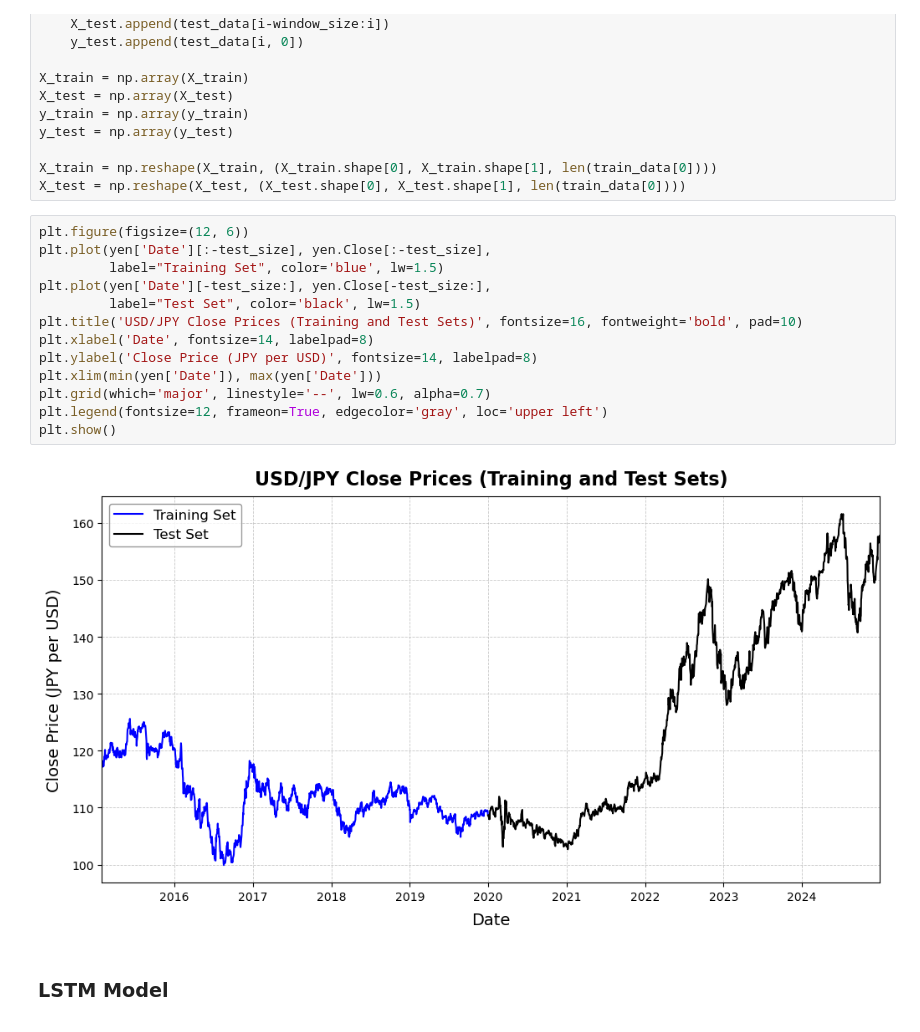
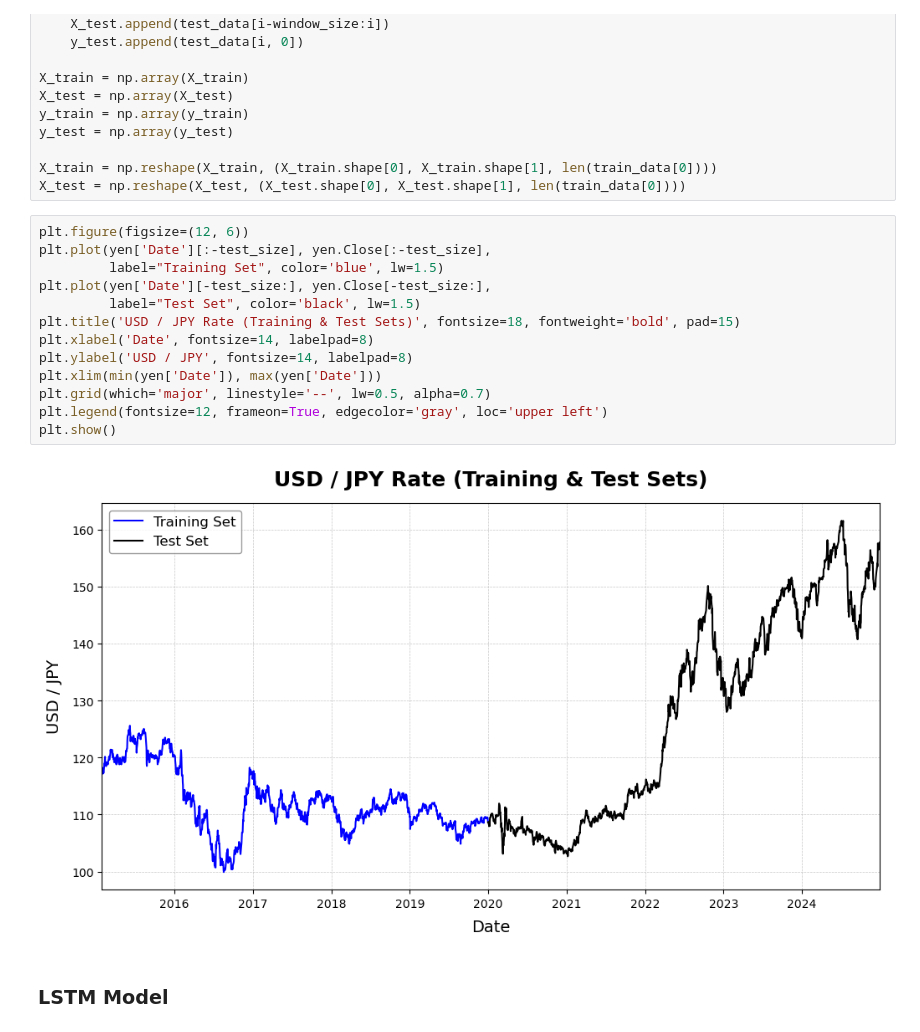
Before and after one commit to estasz/USDJPY-Quant-Trader, a Jupyter notebook: USDJPY.ipynb, the cells around one changed output. Drawn from its saved outputs; the diff is of its cells as text.

```diff
--- a/USDJPY.ipynb
+++ b/USDJPY.ipynb
@@ -333,18 +333,18 @@ X_test = np.reshape(X_test, (X_test.shape[0], X_test.shape[1], len(train_data[0]
 # %%
 plt.figure(figsize=(12, 6))
 plt.plot(yen['Date'][:-test_size], yen.Close[:-test_size],
          label="Training Set", color='blue', lw=1.5)
 plt.plot(yen['Date'][-test_size:], yen.Close[-test_size:],
          label="Test Set", color='black', lw=1.5)
-plt.title('USD/JPY Close Prices (Training and Test Sets)', fontsize=16, fontweight='bold', pad=10)
+plt.title('USD / JPY Rate (Training & Test Sets)', fontsize=18, fontweight='bold', pad=15)
 plt.xlabel('Date', fontsize=14, labelpad=8)
-plt.ylabel('Close Price (JPY per USD)', fontsize=14, labelpad=8)
+plt.ylabel('USD / JPY', fontsize=14, labelpad=8)
 plt.xlim(min(yen['Date']), max(yen['Date']))
-plt.grid(which='major', linestyle='--', lw=0.6, alpha=0.7)
+plt.grid(which='major', linestyle='--', lw=0.5, alpha=0.7)
 plt.legend(fontsize=12, frameon=True, edgecolor='gray', loc='upper left')
 plt.show()
 # %% [output]
-[figure, old version]
+[figure, new version]
 # %% [markdown]
 ### LSTM Model
 # %%
```
Also changed, not shown: parts of 11 cells of this notebook.
